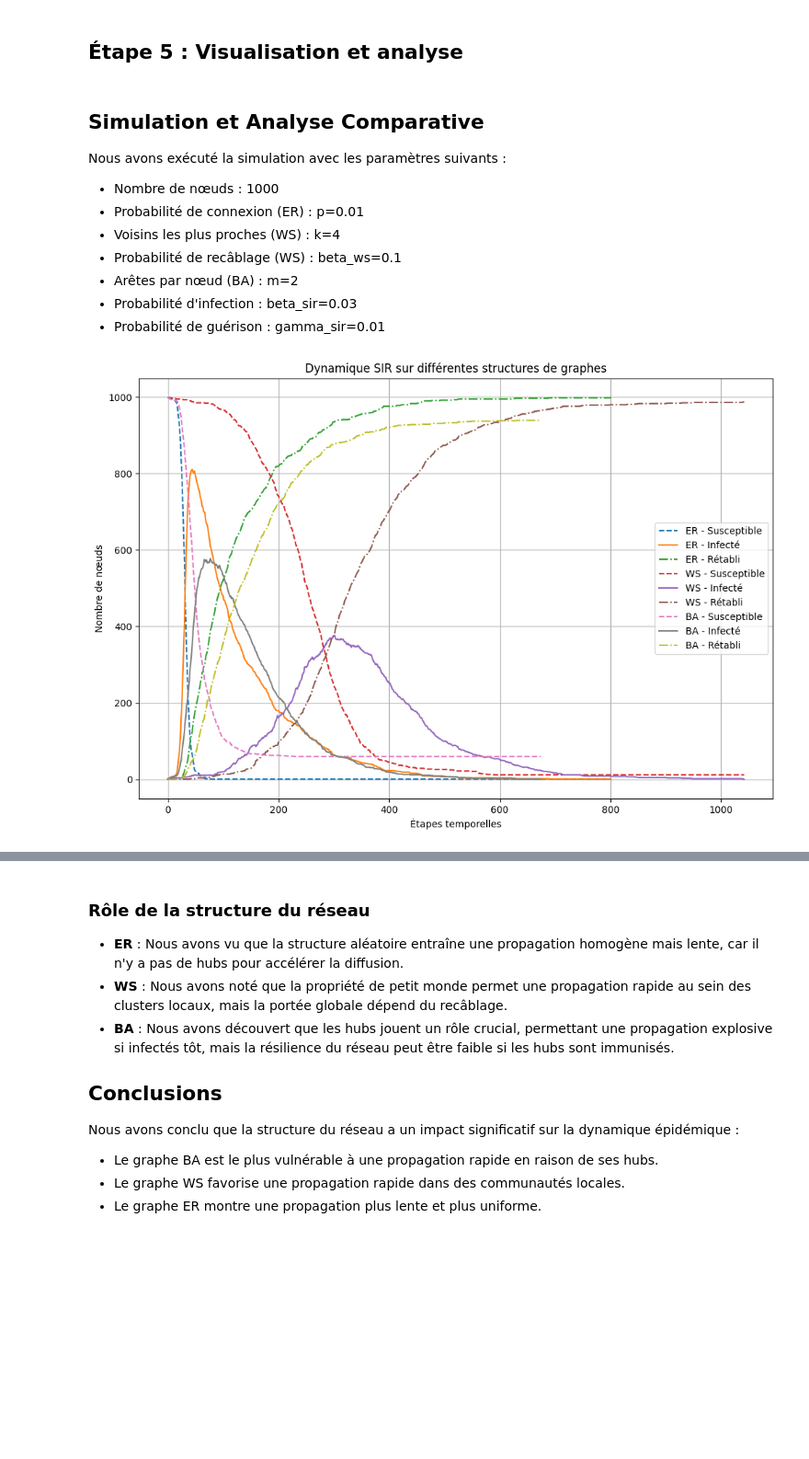
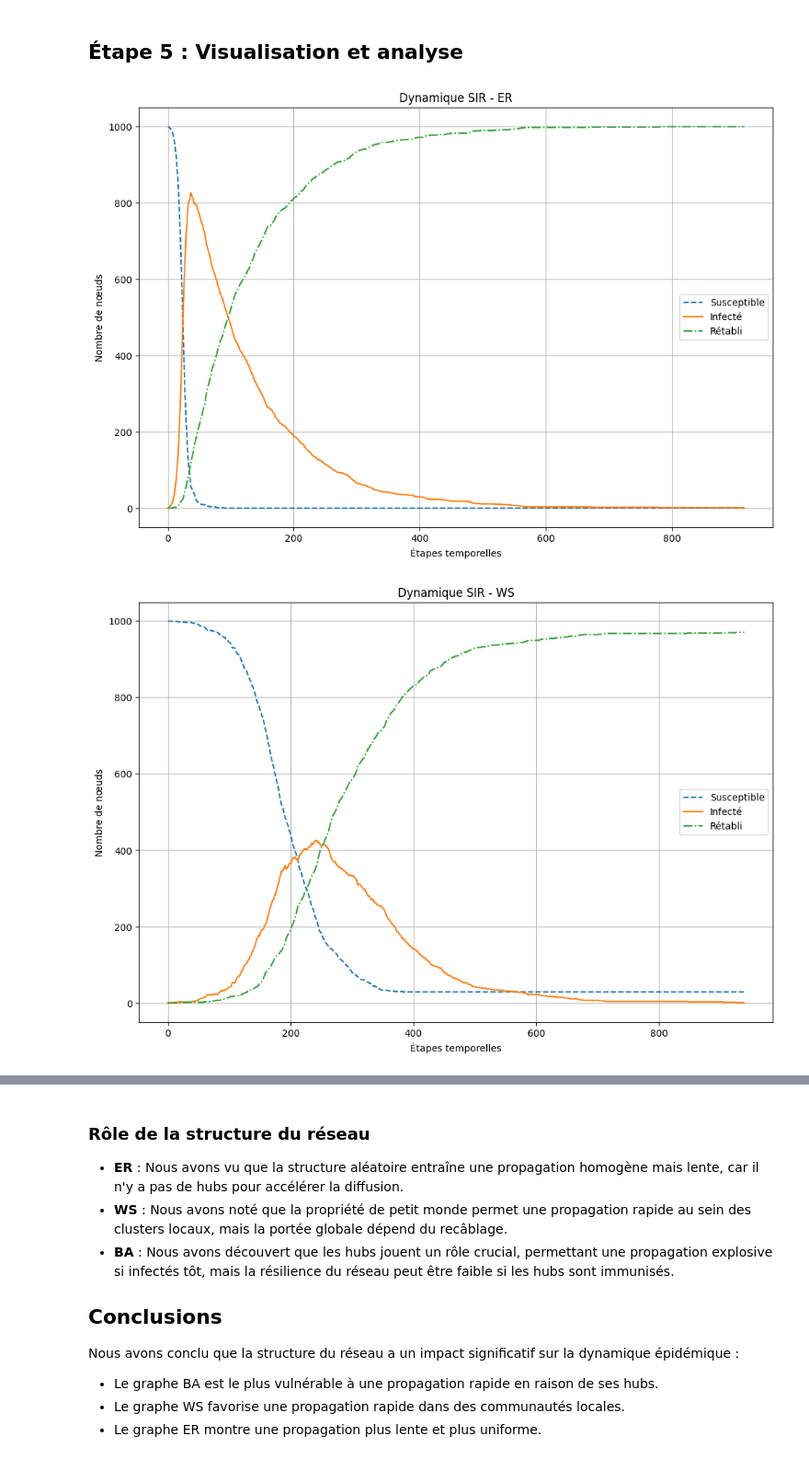
Before and after one commit to AxelCope/social_network, a Jupyter notebook: work.ipynb, the cells around one changed output, grey strips where cells are left out. Shown at 92% size. Cells and saved outputs as stored; diff of their text form; code cells hidden in the pictures; blank space fills up the shorter version.

```diff
--- a/work.ipynb
+++ b/work.ipynb
@@ -154,57 +147,50 @@ def analyze_network_structures(pop_size, connection_prob, neighbor_count, rewire
+# %%
+# Parameters for BA graph
+edges_per_individual = 2
+
+# Create BA network
+ba_network = nx.barabasi_albert_graph(population_size, edges_per_individual)
+
+# Run SIR simulation on BA network
+ba_epidemic_log = execute_full_epidemic(ba_network, infection_rate, recovery_rate, initial_carriers)
 # %% [markdown]
 ## Étape 5 : Visualisation et analyse
 # %%
-def visualize_epidemic_trends(epidemic_data, chart_title="Dynamique SIR"):
-    """We visualize the SIR dynamics across different network structures.
+def visualize_epidemic_trends(epidemic_log, network_type, chart_title="Dynamique SIR"):
+    """We visualize the SIR dynamics for a specific network structure.
     This function plots the number of susceptible, infected, and recovered nodes over time.
 
     Args:
-        epidemic_data (dict): A dictionary containing epidemic results for each network type
+        epidemic_log (list): A list of tuples containing counts of S, I, and R at each step
+        network_type (str): The type of network (e.g., 'ER', 'WS', 'BA')
         chart_title (str): The title of the plot
     """
     # Create a figure for the plot
     plt.figure(figsize=(12, 8))
 
-    # Plot data for each network type
-    for network_type, epidemic_history in epidemic_data.items():
-        susceptible_trend = [r[0] for r in epidemic_history]
-        infected_trend = [r[1] for r in epidemic_history]
-        recovered_trend = [r[2] for r in epidemic_history]
-        time_axis = range(len(epidemic_history))
+    # Extract data
+    time_axis = range(len(epidemic_log))
+    susceptible_trend = [r[0] for r in epidemic_log]
+    infected_trend = [r[1] for r in epidemic_log]
+    recovered_trend = [r[2] for r in epidemic_log]
 
-        plt.plot(time_axis, susceptible_trend, label=f'{network_type} - Susceptible', linestyle='--')
-        plt.plot(time_axis, infected_trend, label=f'{network_type} - Infecté', linestyle='-')
-        plt.plot(time_axis, recovered_trend, label=f'{network_type} - Rétabli', linestyle='-.')
+    # Plot the data
+    plt.plot(time_axis, susceptible_trend, label='Susceptible', linestyle='--')
+    plt.plot(time_axis, infected_trend, label='Infecté', linestyle='-')
+    plt.plot(time_axis, recovered_trend, label='Rétabli', linestyle='-.')
 
     # Add labels and formatting
     plt.xlabel('Étapes temporelles')
     plt.ylabel('Nombre de nœuds')
-    plt.title(chart_title)
+    plt.title(f'{chart_title} - {network_type}')
     plt.legend()
     plt.grid(True)
     plt.show()
-# %% [markdown]
-## Simulation et Analyse Comparative
-
-Nous avons exécuté la simulation avec les paramètres suivants :
-- Nombre de nœuds : 1000
-- Probabilité de connexion (ER) : p=0.01
-- Voisins les plus proches (WS) : k=4
-- Probabilité de recâblage (WS) : beta_ws=0.1
-- Arêtes par nœud (BA) : m=2
-- Probabilité d'infection : beta_sir=0.03
-- Probabilité de guérison : gamma_sir=0.01
-# %%
-# We perform the simulation with the specified parameters
-population_size = 1000
-connection_probability = 0.01
-neighbor_number = 4
-rewire_probability = 0.1
-edges_per_individual = 2
-infection_rate = 0.03
-recovery_rate = 0.01
-
-simulation_results = analyze_network_structures(population_size, connection_probability, neighbor_number, rewire_probability, edges_per_individual, infection_rate, recovery_rate)
-visualize_epidemic_trends(simulation_results, chart_title="Dynamique SIR sur différentes structures de graphes")
-# %% [output]
-[figure, removed]
+# %%
+# Visualize results for each network type
+visualize_epidemic_trends(er_epidemic_log, 'ER', "Dynamique SIR")
+visualize_epidemic_trends(ws_epidemic_log, 'WS', "Dynamique SIR")
+visualize_epidemic_trends(ba_epidemic_log, 'BA', "Dynamique SIR")
+# %% [output]
+[figure, added]
+[figure, added]
```
Also changed, not shown: parts of 9 cells of this notebook.
